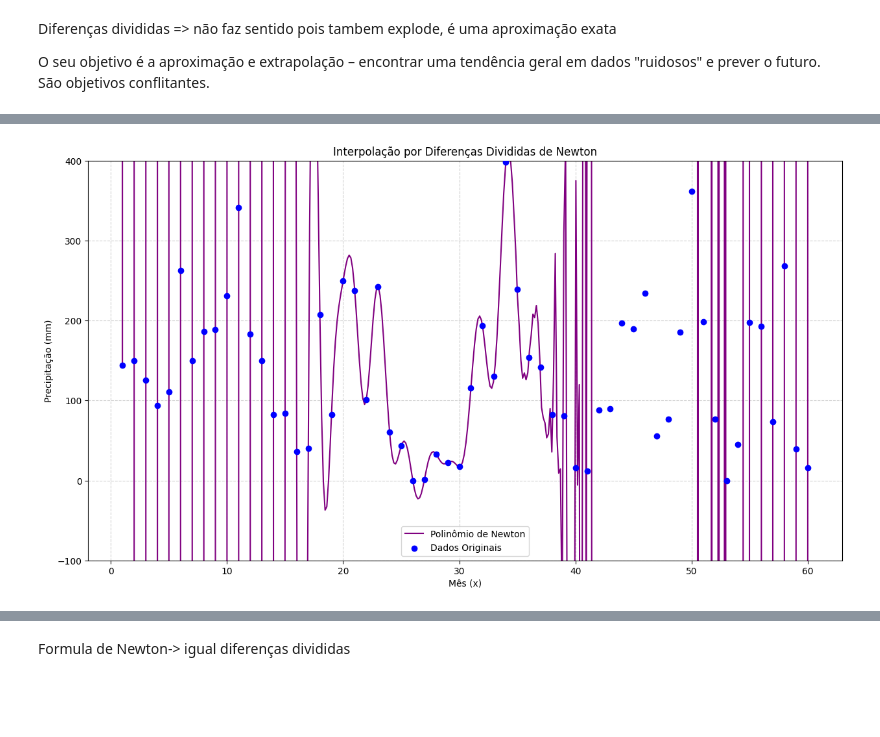
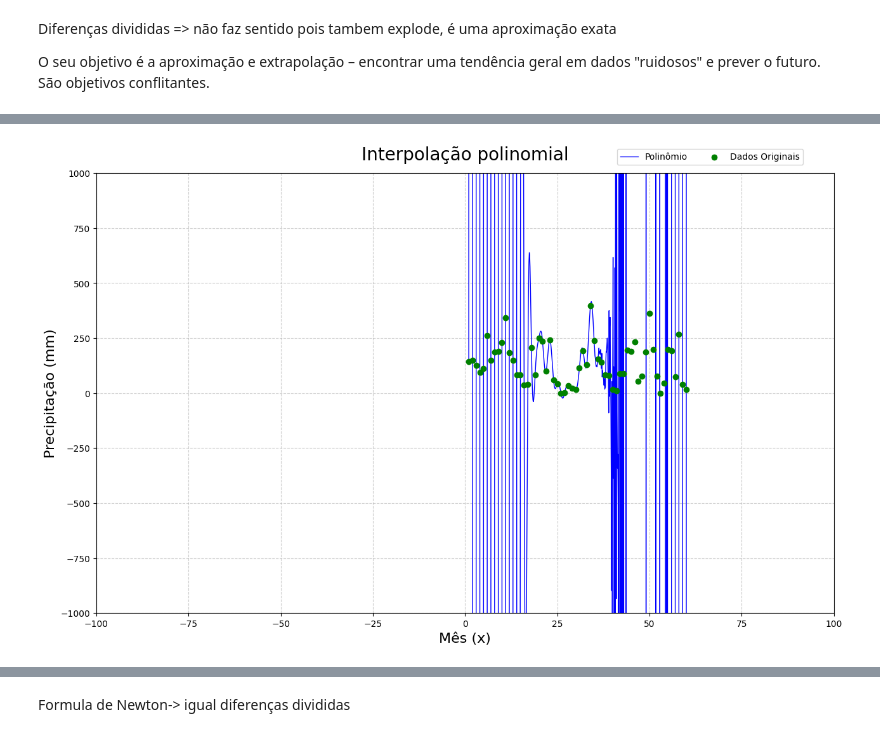
Before and after one commit to asegnibo/Calculo_Numerico, a Jupyter notebook: modelo_trigonometrico.ipynb, the cells around one changed output, grey strips where cells are left out. Drawn from its saved outputs; the diff is of its cells as text; code cells hidden in the pictures; blank space fills up the shorter version.

```diff
--- a/modelo_trigonometrico.ipynb
+++ b/modelo_trigonometrico.ipynb
@@ -333,7 +447,7 @@ Diferenças divididas => não faz sentido pois tambem explode, é uma aproximaç
 import numpy as np
 import matplotlib.pyplot as plt
 
-# --- Seus dados ---
+# --- Seus dados (sem alterações) ---
 x_dados = np.arange(1, 61)
 y_dados = np.array([
     144.4, 150.0, 125.8, 94.0, 111.0, 262.2, 149.8, 186.0, 188.4, 231.3,
@@ -344,60 +458,86 @@ y_dados = np.array([
     198.8, 76.4, 0.0, 44.8, 197.3, 192.8, 73.1, 268.0, 39.0, 15.8
 ])
 
-# --- Implementação do Método de Diferenças Divididas de Newton ---
-
+# --- Funções (sem alterações) ---
 def calcular_coeficientes(x, y):
-    """
-    Calcula os coeficientes (a diagonal da tabela de diferenças divididas).
-    """
     n = len(y)
     coef = np.zeros([n, n])
-    coef[:,0] = y # A primeira coluna é y
-
+    coef[:,0] = y
     for j in range(1, n):
         for i in range(n - j):
             coef[i][j] = (coef[i+1][j-1] - coef[i][j-1]) / (x[i+j] - x[i])
-
-    return coef[0, :] # Retorna a primeira linha (c0, c1, c2, ...)
+    return coef[0, :]
 
 def avaliar_polinomio(coef, x_data, x_eval):
-    """
-    Avalia o polinômio na forma de Newton em um ponto x_eval.
-    """
     n = len(coef) - 1
     p = coef[n]
     for k in range(1, n + 1):
         p = coef[n - k] + (x_eval - x_data[n - k]) * p
     return p
 
-print("Calculando o polinômio via Diferenças Divididas de Newton...")
-
-# 1. Calcular os coeficientes c0, c1, ...
+# --- Lógica do Polinômio (sem alterações) ---
+print("Calculando o polinômio...")
 coeficientes_newton = calcular_coeficientes(x_dados, y_dados)
 
-# 2. Calcular a previsão para o mês 72
-mes_futuro = 72
-precipitacao_prevista = avaliar_polinomio(coeficientes_newton, x_dados, mes_futuro)
 
-print(f"\n--- Previsão com Diferenças Divididas de Newton ---")
-print(f"A precipitação estimada para o mês {mes_futuro} é: {precipitacao_prevista:e}")
+# --- Visualização com a Legenda Ajustada ---
 
-# --- Visualização ---
-plt.figure(figsize=(15, 8))
+# ALTERAÇÃO 1: Criamos 'fig' e 'ax' explicitamente
+fig, ax = plt.subplots(figsize=(15, 9))
 
 # Avaliar o polinômio em vários pontos para plotar a curva
-x_curva = np.linspace(1, 60, 400) # Evitamos extrapolar no plot para não distorcer a escala
-y_curva = [avaliar_polinomio(coeficientes_newton, x_dados, x) for x in x_curva]
-plt.plot(x_curva, y_curva, label='Polinômio de Newton', color='purple')
+x_curva = np.linspace(1,60,601)
+# x_curva_2 = np.linspace(37, 60, 100)
+# inteiros = np.arange(1,61)
 
-# Plotar os dados originais
-plt.scatter(x_dados, y_dados, label='Dados Originais', color='blue', zorder=5)
+# x_curva = np.hstack((x_curva, x_curva_2,inteiros))
+# x_curva = np.sort(x_curva)
+y_curva =[]
+for x in x_curva:
+    tempo = avaliar_polinomio(coeficientes_newton, x_dados, x)
+    y_curva.append(tempo)
+    # if tempo > 450 or tempo < -100:
+    #     y_curva.append(450)
+    # else:
+    #     y_curva.append(tempo)
 
-plt.title('Interpolação por Diferenças Divididas de Newton')
-plt.xlabel('Mês (x)')
-plt.ylabel('Precipitação (mm)')
-plt.grid(True, linestyle='--', alpha=0.6)
-plt.legend()
-plt.ylim(-100, 400)
+# ALTERAÇÃO 2: Usamos 'ax' para plotar, em vez de 'plt'
+ax.plot(x_curva, y_curva, label='Polinômio', color='blue', linewidth = 1)
+ax.scatter(x_dados, y_dados, label='Dados Originais', color='green', zorder=5)
+
+# ALTERAÇÃO 3: Usamos 'ax.set_title', 'ax.set_xlabel', etc.
+ax.set_title('Interpolação polinomial', fontsize=20, pad = 15) # 'pad' adiciona espaço para a legenda
+ax.set_xlabel('Mês (x)', fontsize = 16)
+ax.set_ylabel('Precipitação (mm)', fontsize = 16)
+ax.grid(True, linestyle='--', alpha=0.6)
+ax.set_ylim(-1000, 1000)
+ax.set_xlim(-100,100)
+
+# ALTERAÇÃO 4 (A PRINCIPAL): Usamos fig.legend() para colocar a legenda fora do gráfico
+# Primeiro, pegamos os "handles" e "labels" do nosso gráfico 'ax'
+handles, labels = ax.get_legend_handles_labels()
+
+# Agora, criamos a legenda para a FIGURA, posicionando-a no topo
+# bbox_to_anchor=(x, y) com y próximo a 1 coloca a legenda no topo.
+# ncol=2 deixa a legenda na horizontal.
+fig.legend(
+    handles,
+    labels,
+    loc='upper center',          # Ancora a legenda pelo seu topo e centro
+    bbox_to_anchor=(0.77, 0.93),  # Posiciona no meio horizontal (0.5) e no topo (0.95) da figura
+    ncol=2,                      # Número de colunas da legenda
+    fontsize=10
+)
+
+# Para posicionar à direita do título, você poderia usar:
+# fig.legend(handles, labels, loc='upper right', bbox_to_anchor=(0.9, 0.95), fontsize=12)
+
+# Para posicionar à esquerda do título:
+# fig.legend(handles, labels, loc='upper left', bbox_to_anchor=(0.1, 0.95), fontsize=12)
+
+
 plt.show()
+
+for i in range(37,61):
+    print(f'diferença x={i} e x={i+1} {avaliar_polinomio(coeficientes_newton, x_dados, i+1)-avaliar_polinomio(coeficientes_newton, x_dados, i)}')
 # %% [output]
@@ -408 +545 @@ A precipitação estimada para o mês 72 é: 2.957245e+31
-[figure, old version]
+[figure, new version]
```
Also changed, not shown: parts of 7 cells of this notebook.
